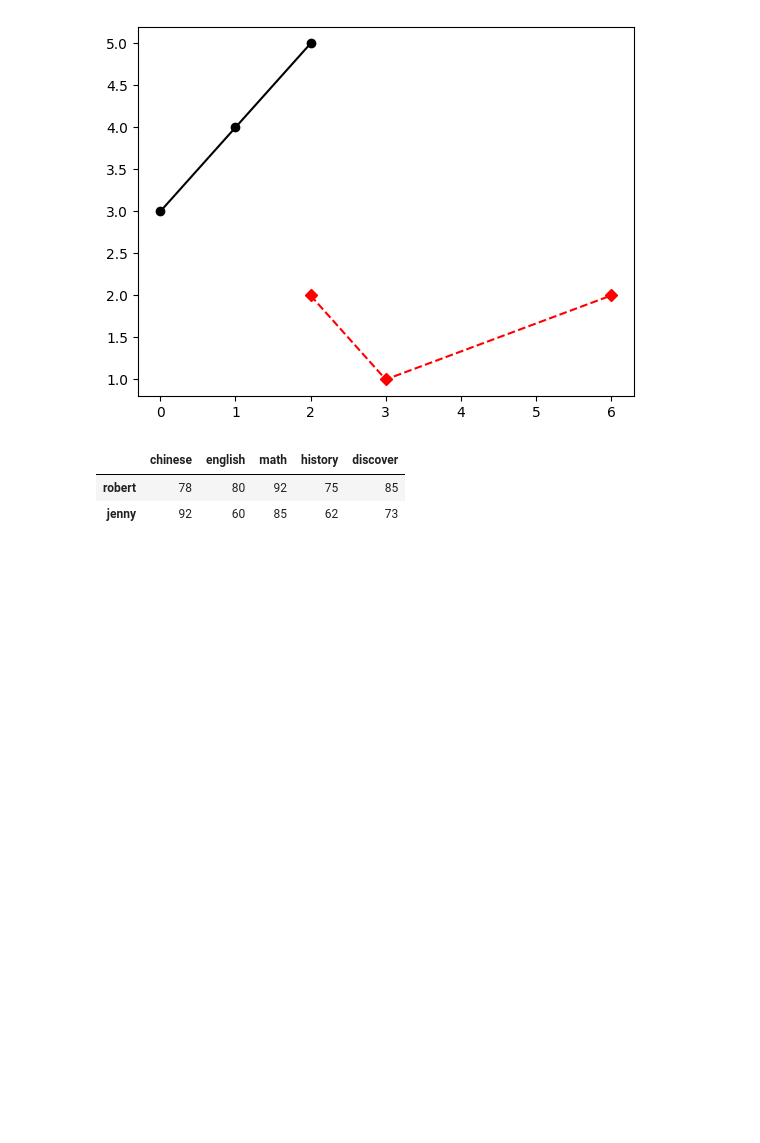
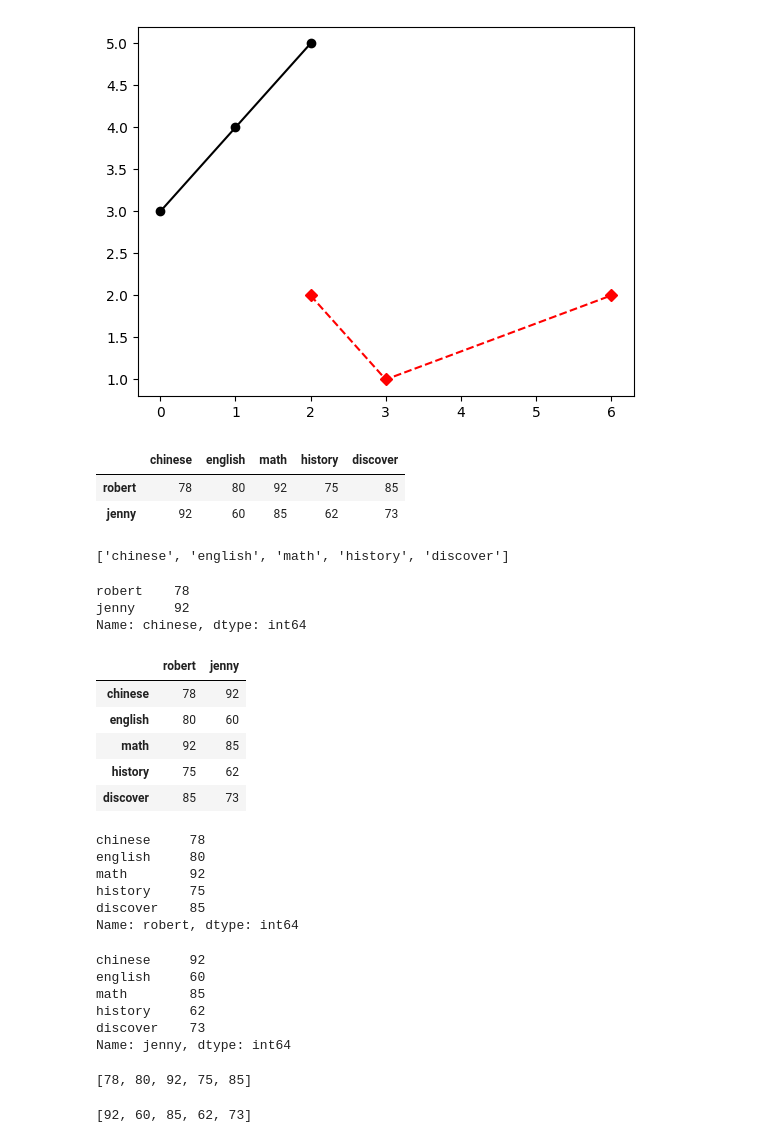
Before and after one commit to roberthsu2003/__2023_11_14_2_4__, a Jupyter notebook: lesson16/lesson16_2.ipynb, the cells around one changed output. Saved outputs shown, nothing was run; the diff lists cells and outputs as text; code cells hidden in the pictures; blank space fills up the shorter version.

```diff
--- a/lesson16/lesson16_2.ipynb
+++ b/lesson16/lesson16_2.ipynb
@@ -70,3 +70,49 @@ display(dataFrame)
 |  | chinese | english | math | history | discover |
 | robert | 78 | 80 | 92 | 75 | 85 |
 | jenny | 92 | 60 | 85 | 62 | 73 |
+# %%
+subjects = list(dataFrame.columns)
+subjects
+# %% [output]
+['chinese', 'english', 'math', 'history', 'discover']
+# %%
+dataFrame['chinese']
+# %% [output]
+robert    78
+jenny     92
+Name: chinese, dtype: int64
+# %%
+#T,index和columns對調
+swapDataFrame = dataFrame.T
+display(swapDataFrame)
+robert_series = swapDataFrame['robert']
+display(robert_series)
+jenny_series = swapDataFrame['jenny']
+jenny_series
+# %% [output]
+|  | robert | jenny |
+| chinese | 78 | 92 |
+| english | 80 | 60 |
+| math | 92 | 85 |
+| history | 75 | 62 |
+| discover | 85 | 73 |
+chinese     78
+english     80
+math        92
+history     75
+discover    85
+Name: robert, dtype: int64
+chinese     92
+english     60
+math        85
+history     62
+discover    73
+Name: jenny, dtype: int64
+# %%
+robert_scores = robert_series.to_list()
+jenny_scores = jenny_series.to_list()
+display(robert_scores)
+display(jenny_scores)
+# %% [output]
+[78, 80, 92, 75, 85]
+[92, 60, 85, 62, 73]
```
